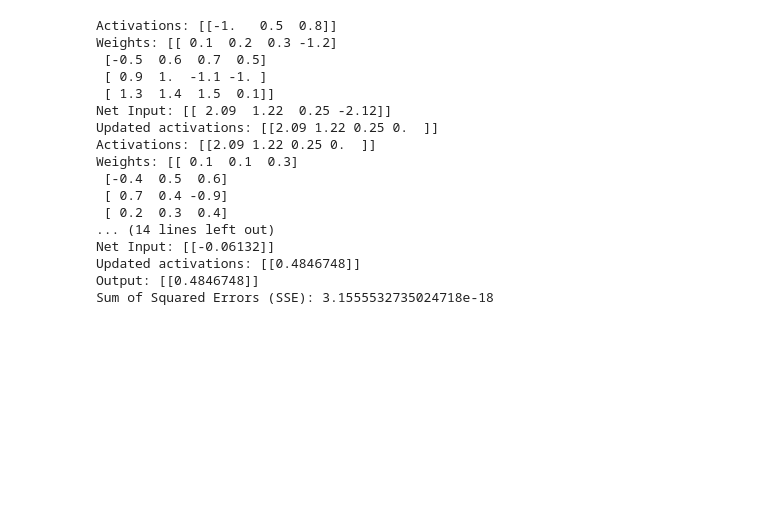
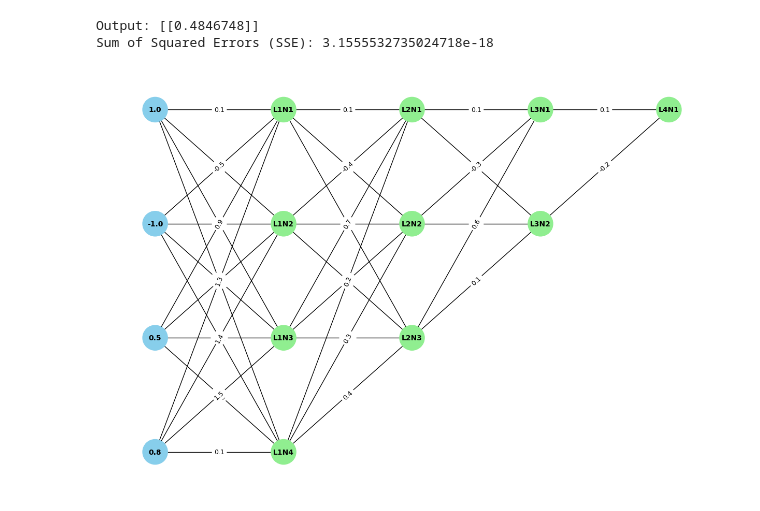
Before and after one commit to NicholasLiem/IF3270_FP_FFNN, a Jupyter notebook: Main.ipynb, the cells around one changed output. Drawn from its saved outputs; the diff is of its cells as text; code cells hidden in the pictures; blank space fills up the shorter version.

Commit message:
init graph visualizer

```diff
--- a/Main.ipynb
+++ b/Main.ipynb
@@ -6,8 +57,10 @@ from Utils.JsonModelParser import JsonModelParser
 # %%
 class FastFeedNeuralNetwork:
-    def __init__(self, layers, weights):
+    def __init__(self, layers, weights, input_data):
+        self.input_data = np.array(input_data) if not isinstance(input_data, np.ndarray) else input_data
         self.layers = layers
         self.weights = [np.array(w) for w in weights]
+        self.graph_visualizer = GraphNetworkVisualizer(layers, weights, input_data)
 
     def prepend_bias(self, activations):
         return np.insert(activations, 0, 1, axis=1)
@@ -22,17 +75,16 @@ class FastFeedNeuralNetwork:
     def sigmoid(self, x):
         return 1 / (1 + np.exp(-x))
 
-    def predict(self, input_data):
-        input_data_np = np.array(input_data) if not isinstance(input_data, np.ndarray) else input_data
-        activations = input_data_np
+    def predict(self):
+        activations = self.input_data
 
         for i in range(len(self.layers)):
             activations_with_bias = self.prepend_bias(activations)
             net_input = np.dot(activations_with_bias, self.weights[i])
 
-            print("Activations:", activations)
-            print("Weights:", self.weights[i])
-            print("Net Input:", net_input)
+            # print("Activations:", activations)
+            # print("Weights:", self.weights[i])
+            # print("Net Input:", net_input)
 
             # Update nilai activations dengan menggunakan fungsi aktivasi yang diinginkan
             activation_function_str = self.layers[i]['activation_function']
@@ -44,40 +96,29 @@ class FastFeedNeuralNetwork:
                 case "sigmoid":
                     activations = self.sigmoid(net_input)
 
-            print("Updated activations:", activations)
+            # print("Updated activations:", activations)
 
         return activations
 # %%
 def main():
     # json_path = "Tests/" + input("Input json file name (*.json in Tests folder): ")
     json_path = 'Tests/multilayer.json'
     parser = JsonModelParser(json_path)
     if parser.data is None:
         print("Failed to load or parse the JSON data.")
 
-    ffnn = FastFeedNeuralNetwork(parser.layers, parser.weights)
-    output = ffnn.predict(parser.input_data)
+    ffnn = FastFeedNeuralNetwork(parser.layers, parser.weights, parser.input_data)
+    output = ffnn.predict()
     print("Output:", output)
     sse = np.sum((np.array(parser.output) - output) ** 2)
     print("Sum of Squared Errors (SSE):", sse)
 
+    # Prints the graph
+    ffnn.graph_visualizer.visualize()
+
 if __name__ == '__main__':
     main()
 # %% [output]
-Activations: [[-1.   0.5  0.8]]
-Weights: [[ 0.1  0.2  0.3 -1.2]
- [-0.5  0.6  0.7  0.5]
- [ 0.9  1.  -1.1 -1. ]
- [ 1.3  1.4  1.5  0.1]]
-Net Input: [[ 2.09  1.22  0.25 -2.12]]
-Updated activations: [[2.09 1.22 0.25 0.  ]]
-Activations: [[2.09 1.22 0.25 0.  ]]
-Weights: [[ 0.1  0.1  0.3]
- [-0.4  0.5  0.6]
- [ 0.7  0.4 -0.9]
- [ 0.2  0.3  0.4]
-... (14 lines left out)
-Net Input: [[-0.06132]]
-Updated activations: [[0.4846748]]
 Output: [[0.4846748]]
 Sum of Squared Errors (SSE): 3.1555532735024718e-18
+[figure, added]
```
Also changed, not shown: parts of 2 cells of this notebook, 1 other file.
